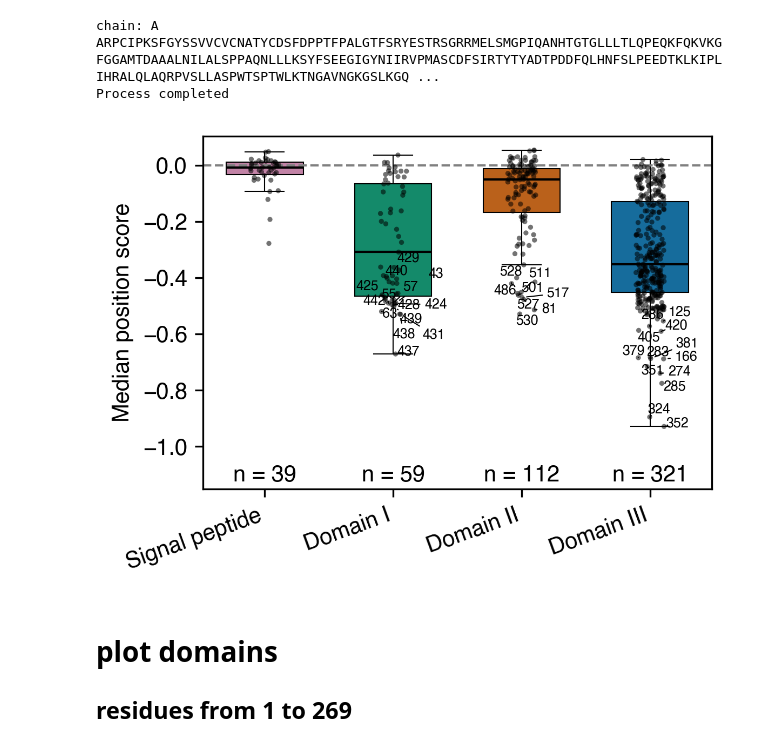
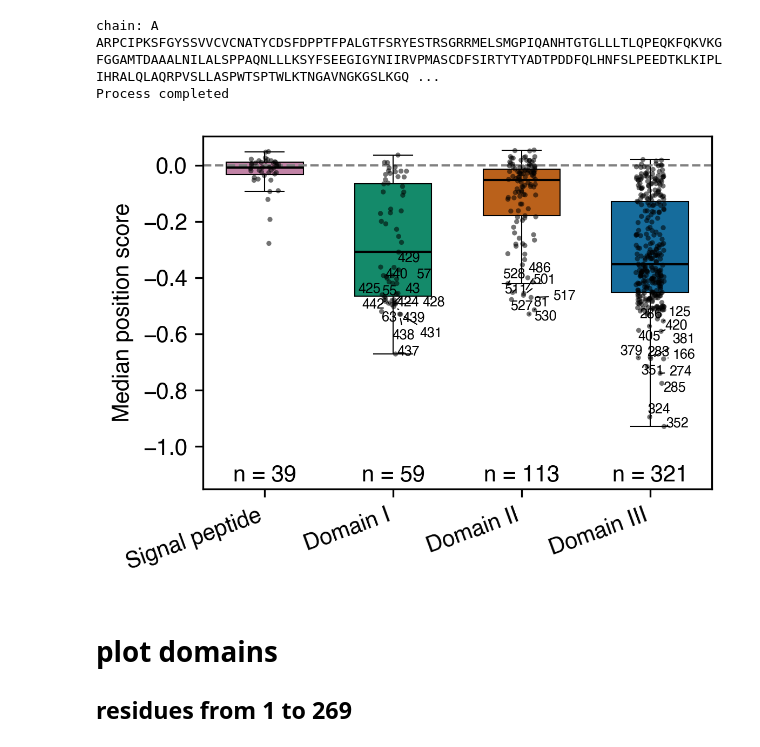
Before and after one commit to vaslanzadeh/gba1_flowseq, a Jupyter notebook: gba1_flowSeq_analysis.ipynb, the cells around one changed output. Drawn from its saved outputs; the diff is of its cells as text; code cells hidden in the pictures.

```diff
--- a/gba1_flowSeq_analysis.ipynb
+++ b/gba1_flowSeq_analysis.ipynb
@@ -1535,5 +1530,28 @@ som3=[115-420,455-469]
 # %%
-import numpy as np
+# Domain boundaries (residue ranges), fixed to tuples
+signal_peptide = [(1, 39)]
+dom1 = [(40, 66), (422, 453)]
+dom2 = [(69, 114), (470, 536)]
+dom3 = [(115, 420), (455, 469)]   # was "som3" in the old cell
+
+def assign_region(pos):
+    for lo, hi in signal_peptide:
+        if lo <= pos <= hi:
+            return 'Signal peptide'
+    for lo, hi in dom1:
+        if lo <= pos <= hi:
+            return 'Domain 1'
+    for lo, hi in dom2:
+        if lo <= pos <= hi:
+            return 'Domain 2'
+    for lo, hi in dom3:
+        if lo <= pos <= hi:
+            return 'Domain 3'
+    return None
+
+plot_df = df_melt[['position', 'median_score']].copy()
+plot_df['region'] = plot_df['position'].apply(assign_region)
+plot_df = plot_df.dropna(subset=['region']).reset_index(drop=True)
 
 region_colors = {
     'Signal peptide': '#CC79A7',
@@ -1655,34 +1673,34 @@ for level, (group1, group2) in enumerate(comparisons):
 
     # Display exact p-value
     p_label = f'p = {p_value:.2g}'
     ax.text(
         (x1 + x2) / 2,
         y + bracket_height,
         p_label,
         ha='center',
         va='bottom',
         fontsize=6,
         clip_on=False
     )
 
 # Leave space above plot for all six comparisons
 ax.set_ylim(top=first_bracket_y + len(comparisons) * bracket_step + 0.06 * y_range)
 '''
 
 counts = plot_df.groupby('region')['median_score'].count().reindex(region_order)
 ax = plt.gca()
 y_min, y_max = ax.get_ylim()
 label_y = y_min - 0.08 * (y_max - y_min)
 for i, n in enumerate(counts):
     ax.text(i, label_y, f'n = {n}', ha='center', va='top', fontsize=10)
 plt.ylim(label_y - 0.08 * (y_max - y_min), y_max)
 
 plt.savefig("results/figures/median_score_by_region_boxplot.pdf", bbox_inches='tight', dpi=300)
 
 plt.tight_layout()
 plt.show()
 # %% [output]
-[figure, old version]
+[figure, new version]
 # %% [markdown]
 # plot domains
 ## residues from 1 to 269
```
Also changed, not shown: parts of 7 cells of this notebook.
